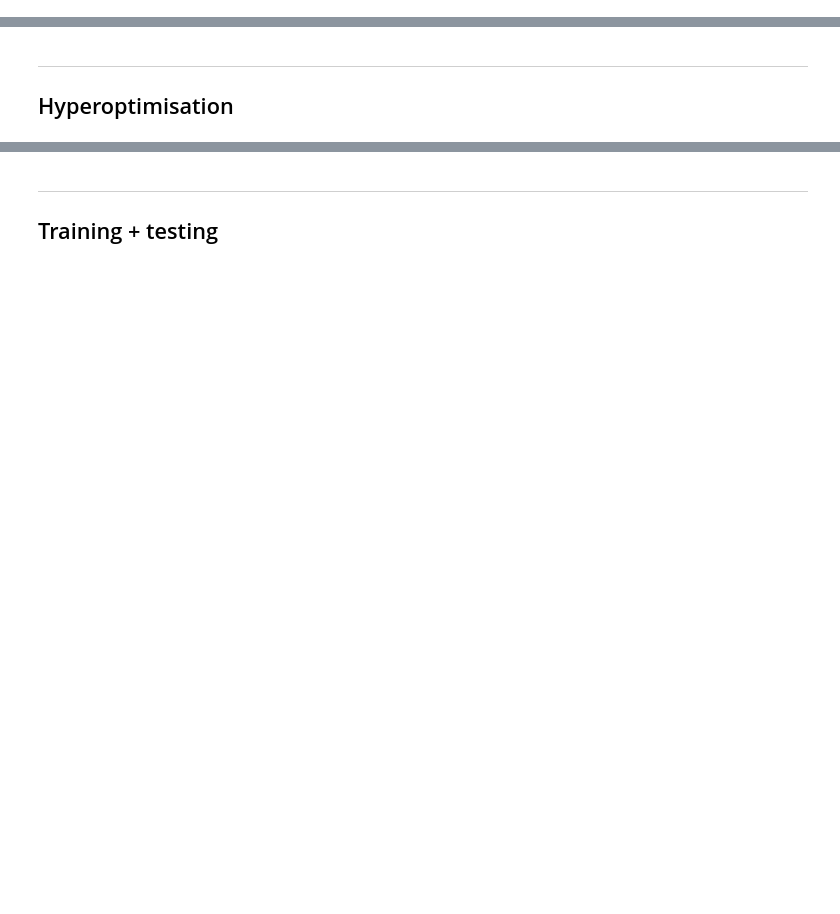
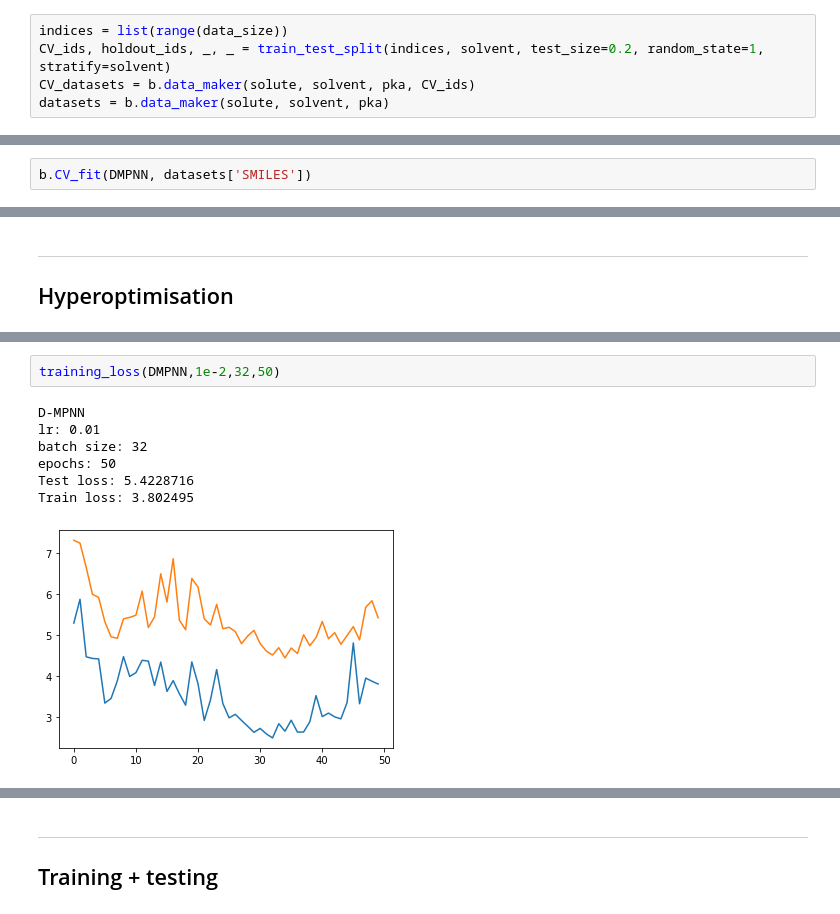
Before and after one commit to saratanov/git_honours, a Jupyter notebook: testing/pka_testing_torch.ipynb, the cells around one changed output, grey strips where cells are left out. Cells and saved outputs as stored; diff of their text form; blank space fills up the shorter version.

```diff
--- a/testing/pka_testing_torch.ipynb
+++ b/testing/pka_testing_torch.ipynb
@@ -51,0 +42,5 @@ x_data = sol_solv[:1000]
+# %%
+indices = list(range(data_size))
+CV_ids, holdout_ids, _, _ = train_test_split(indices, solvent, test_size=0.2, random_state=1, stratify=solvent)
+CV_datasets = b.data_maker(solute, solvent, pka, CV_ids)
+datasets = b.data_maker(solute, solvent, pka)
@@ -51,0 +55,2 @@ x_data = sol_solv[:1000]
+# %%
+b.CV_fit(DMPNN, datasets['SMILES'])
@@ -67,0 +293,10 @@ pbounds = {'MP_hidden': (100,500), 'MP_depth': (2,4), 'NN_hidden': (100,500), 'N
+# %%
+training_loss(DMPNN,1e-2,32,50)
+# %% [output]
+D-MPNN
+lr: 0.01
+batch size: 32
+epochs: 50
+Test loss: 5.4228716
+Train loss: 3.802495
+[figure, added]
```
Also changed, not shown: parts of 39 cells of this notebook, 30 other files.
